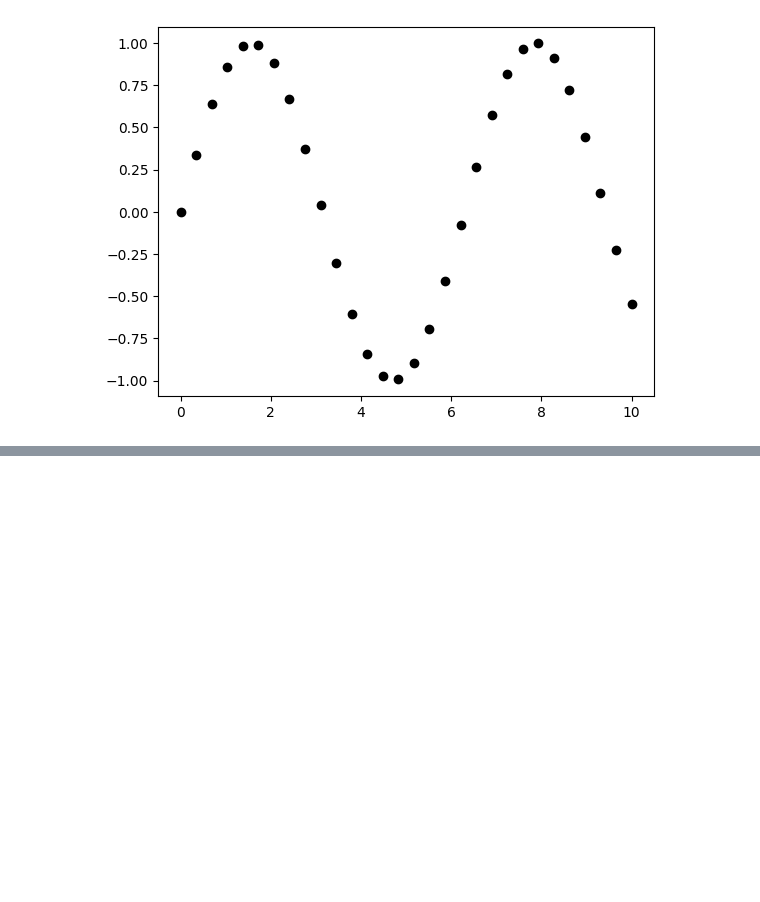
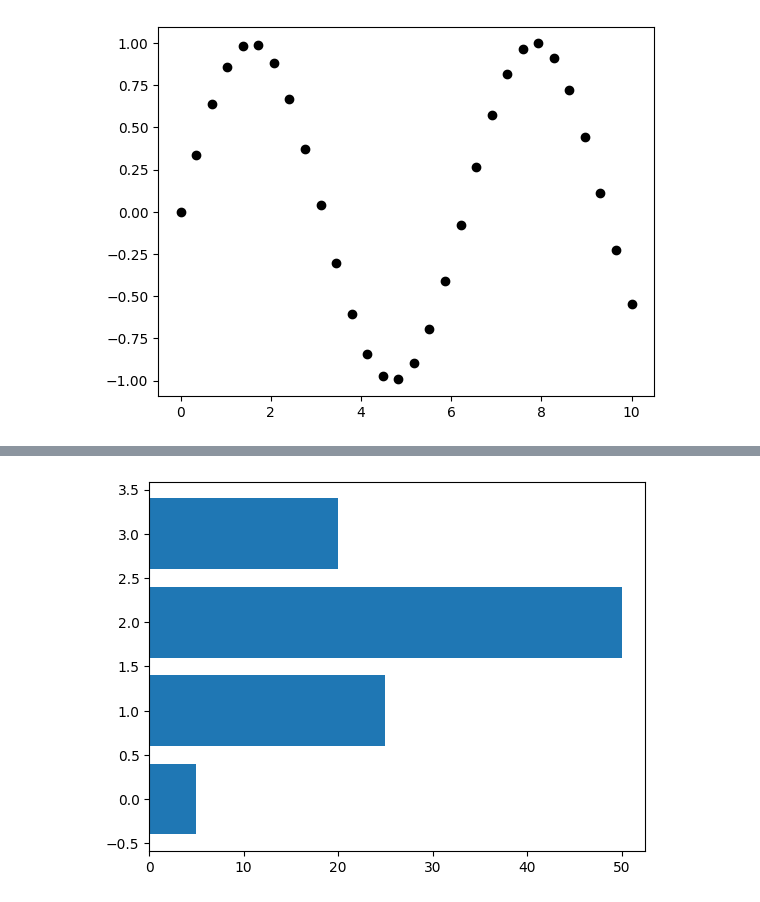
Before and after one commit to flyinacres/kaggle, a Jupyter notebook: matplotlib1.ipynb, the cells around one changed output, grey strips where cells are left out. Saved outputs shown, nothing was run; the diff lists cells and outputs as text; code cells hidden in the pictures; blank space fills up the shorter version.

```diff
--- a/matplotlib1.ipynb
+++ b/matplotlib1.ipynb
@@ -239,0 +254,8 @@ plt.plot(x7, y7, 'o', color = 'black');
+# %%
+data2 = [5. , 25. , 50. , 20.]
+
+plt.barh(range(len(data2)), data2)
+
+plt.show()
+# %% [output]
+[figure, added]
```
Also changed, not shown: parts of 3 cells of this notebook.
